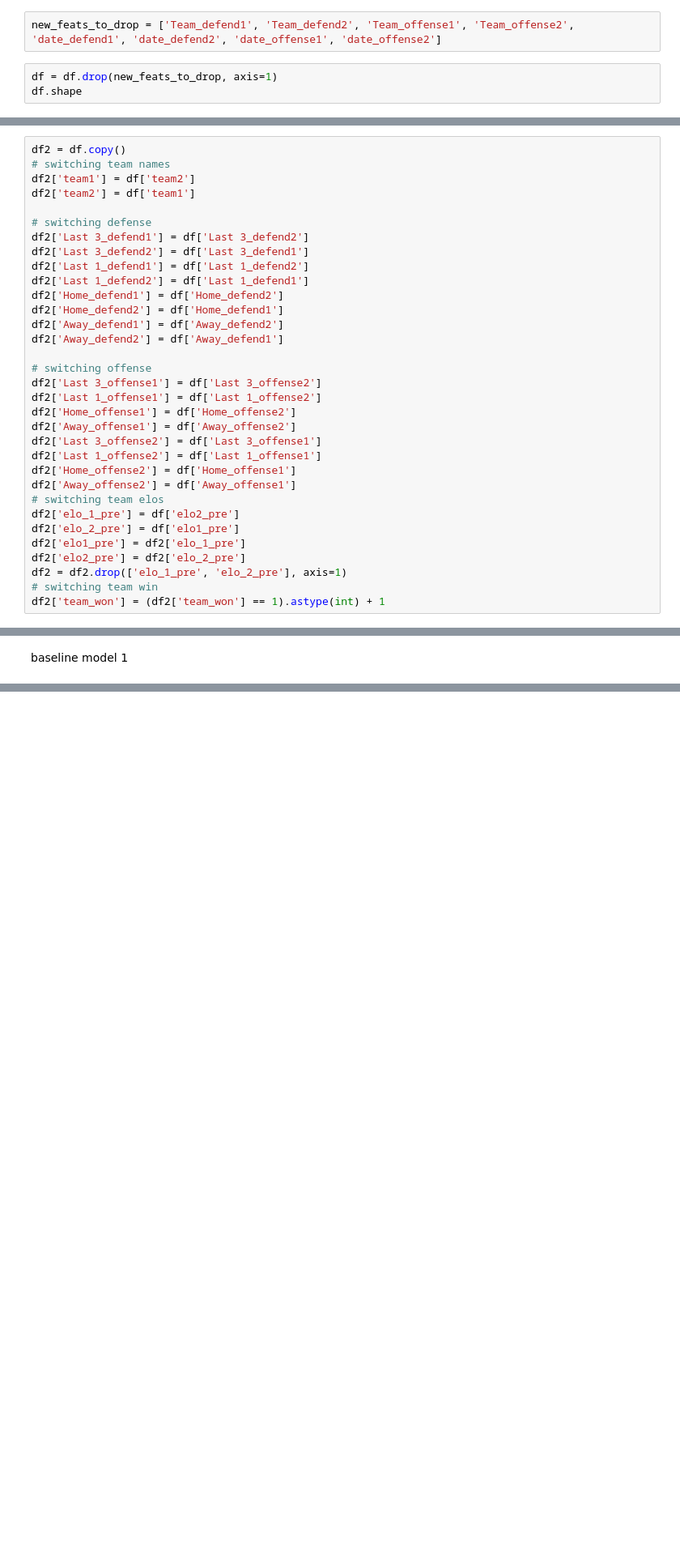
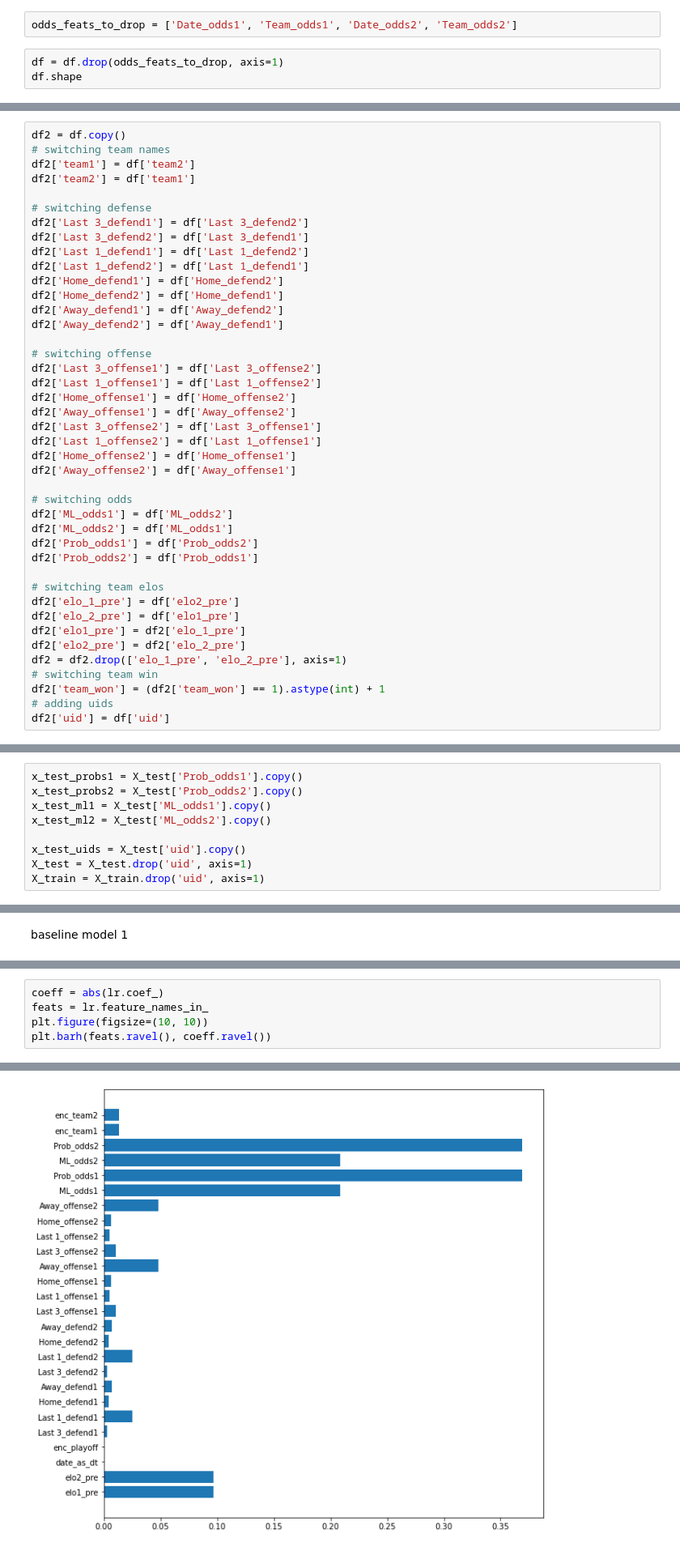
Before and after one commit to batyaamericus/whats_for_dinner, a Jupyter notebook: model/greater_model.ipynb, the cells around one changed output, grey strips where cells are left out. Shown at 81% size. Saved outputs shown, nothing was run; the diff lists cells and outputs as text; blank space fills up the shorter version.

```diff
--- a/model/greater_model.ipynb
+++ b/model/greater_model.ipynb
@@ -222,6 +245,6 @@ df.T
 # %%
-new_feats_to_drop = ['Team_defend1', 'Team_defend2', 'Team_offense1', 'Team_offense2', 'date_defend1', 'date_defend2', 'date_offense1', 'date_offense2']
+odds_feats_to_drop = ['Date_odds1', 'Team_odds1', 'Date_odds2', 'Team_odds2']
 # %%
-df = df.drop(new_feats_to_drop, axis=1)
+df = df.drop(odds_feats_to_drop, axis=1)
 df.shape
 # %% [output]
@@ -258,6 +292,13 @@ df2['Last 3_offense2'] = df['Last 3_offense1']
 df2['Last 1_offense2'] = df['Last 1_offense1']
 df2['Home_offense2'] = df['Home_offense1']
 df2['Away_offense2'] = df['Away_offense1']
+
+# switching odds
+df2['ML_odds1'] = df['ML_odds2']
+df2['ML_odds2'] = df['ML_odds1']
+df2['Prob_odds1'] = df['Prob_odds2']
+df2['Prob_odds2'] = df['Prob_odds1']
+
 # switching team elos
 df2['elo_1_pre'] = df['elo2_pre']
 df2['elo_2_pre'] = df['elo1_pre']
@@ -266,6 +307,8 @@ df2['elo2_pre'] = df2['elo_2_pre']
 df2 = df2.drop(['elo_1_pre', 'elo_2_pre'], axis=1)
 # switching team win
 df2['team_won'] = (df2['team_won'] == 1).astype(int) + 1
+# adding uids
+df2['uid'] = df['uid']
 # %%
 df = pd.concat([df, df2], axis=0)
 df.shape
@@ -307,3 +354,12 @@ X_train.shape[0] / df.shape[0], X_test.shape[0] / df.shape[0]
+# %%
+x_test_probs1 = X_test['Prob_odds1'].copy()
+x_test_probs2 = X_test['Prob_odds2'].copy()
+x_test_ml1 = X_test['ML_odds1'].copy()
+x_test_ml2 = X_test['ML_odds2'].copy()
+
+x_test_uids = X_test['uid'].copy()
+X_test = X_test.drop('uid', axis=1)
+X_train = X_train.drop('uid', axis=1)
 # %% [markdown]
 label encoding team names
 # %%
@@ -424,0 +590,6 @@ array([[0.68959409, 0.31040591],
+# %%
+coeff = abs(lr.coef_)
+feats = lr.feature_names_in_
+plt.figure(figsize=(10, 10))
+plt.barh(feats.ravel(), coeff.ravel())
+# %% [output]
@@ -424,0 +597 @@ array([[0.68959409, 0.31040591],
+[figure, added]
```
Also changed, not shown: parts of 76 cells of this notebook, 5 other files.
